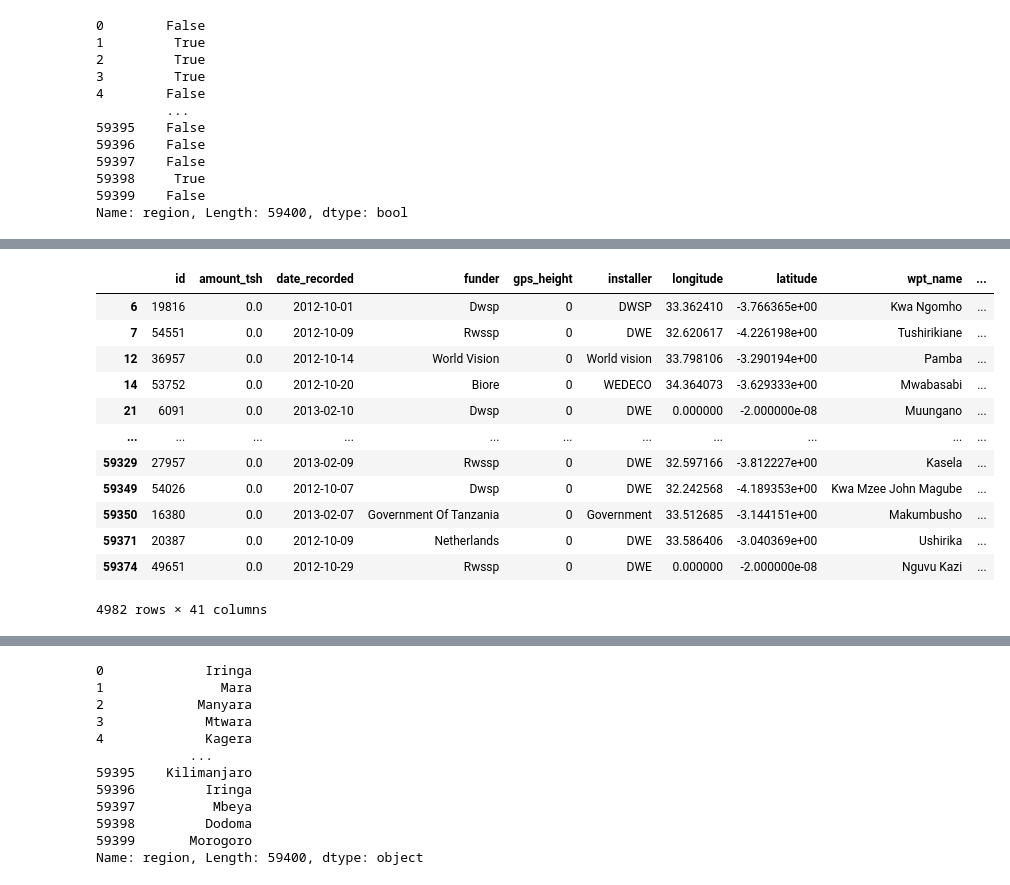
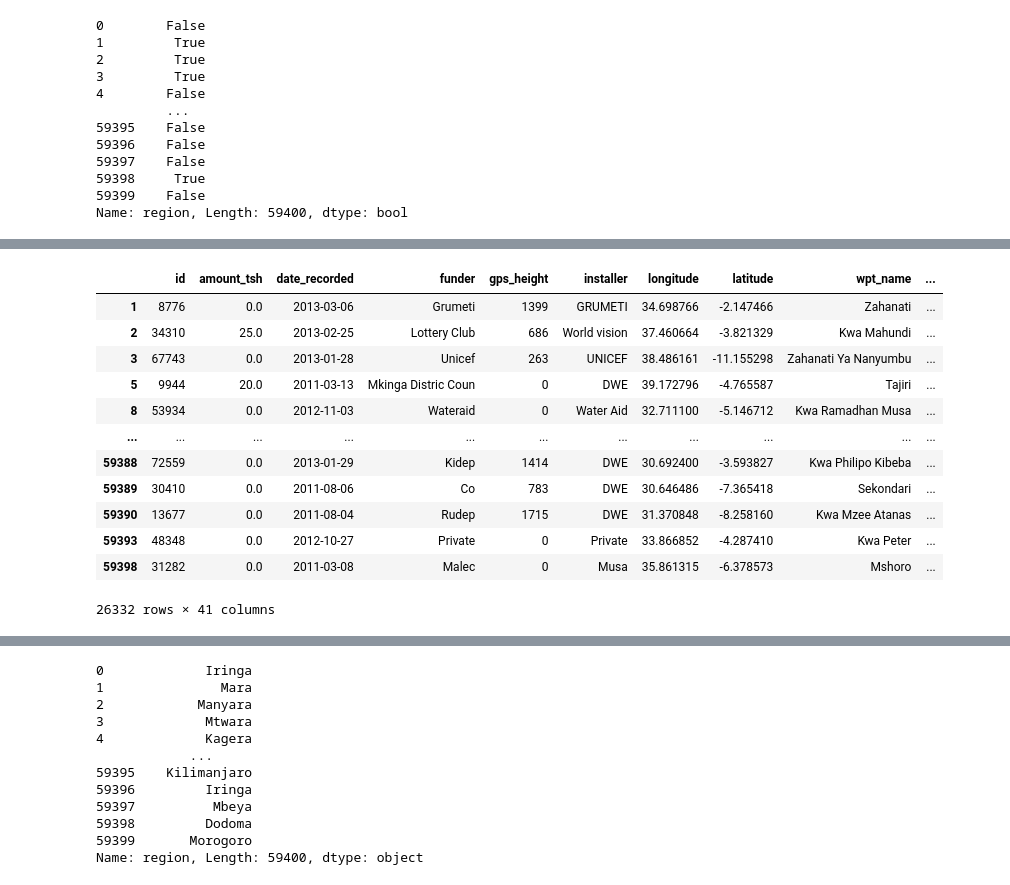
Before and after one commit to JannaW0402/Pump-it-Up, a Jupyter notebook: 869janna.ipynb, the cells around one changed output, grey strips where cells are left out. Cells and saved outputs as stored; diff of their text form; code cells hidden in the pictures.

```diff
--- a/869janna.ipynb
+++ b/869janna.ipynb
@@ -189,18 +189,18 @@ Name: region, dtype: int64
 # %%
 Train.loc[-Train.region.isin(test),'region']='success'
 
-Train[Train['region'] =='Shinyanga']
+Train[Train['region'] =='success']
 # %% [output]
 |  | id | amount_tsh | date_recorded | funder | gps_height | installer | longitude | latitude | wpt_name | ... |
-| 6 | 19816 | 0.0 | 2012-10-01 | Dwsp | 0 | DWSP | 33.362410 | -3.766365e+00 | Kwa Ngomho | ... |
-| 7 | 54551 | 0.0 | 2012-10-09 | Rwssp | 0 | DWE | 32.620617 | -4.226198e+00 | Tushirikiane | ... |
-| 12 | 36957 | 0.0 | 2012-10-14 | World Vision | 0 | World vision | 33.798106 | -3.290194e+00 | Pamba | ... |
-| 14 | 53752 | 0.0 | 2012-10-20 | Biore | 0 | WEDECO | 34.364073 | -3.629333e+00 | Mwabasabi | ... |
-| 21 | 6091 | 0.0 | 2013-02-10 | Dwsp | 0 | DWE | 0.000000 | -2.000000e-08 | Muungano | ... |
+| 1 | 8776 | 0.0 | 2013-03-06 | Grumeti | 1399 | GRUMETI | 34.698766 | -2.147466 | Zahanati | ... |
+| 2 | 34310 | 25.0 | 2013-02-25 | Lottery Club | 686 | World vision | 37.460664 | -3.821329 | Kwa Mahundi | ... |
+| 3 | 67743 | 0.0 | 2013-01-28 | Unicef | 263 | UNICEF | 38.486161 | -11.155298 | Zahanati Ya Nanyumbu | ... |
+| 5 | 9944 | 20.0 | 2011-03-13 | Mkinga Distric Coun | 0 | DWE | 39.172796 | -4.765587 | Tajiri | ... |
+| 8 | 53934 | 0.0 | 2012-11-03 | Wateraid | 0 | Water Aid | 32.711100 | -5.146712 | Kwa Ramadhan Musa | ... |
 | ... | ... | ... | ... | ... | ... | ... | ... | ... | ... | ... |
-| 59329 | 27957 | 0.0 | 2013-02-09 | Rwssp | 0 | DWE | 32.597166 | -3.812227e+00 | Kasela | ... |
-| 59349 | 54026 | 0.0 | 2012-10-07 | Dwsp | 0 | DWE | 32.242568 | -4.189353e+00 | Kwa Mzee John Magube | ... |
-| 59350 | 16380 | 0.0 | 2013-02-07 | Government Of Tanzania | 0 | Government | 33.512685 | -3.144151e+00 | Makumbusho | ... |
-| 59371 | 20387 | 0.0 | 2012-10-09 | Netherlands | 0 | DWE | 33.586406 | -3.040369e+00 | Ushirika | ... |
-| 59374 | 49651 | 0.0 | 2012-10-29 | Rwssp | 0 | DWE | 0.000000 | -2.000000e-08 | Nguvu Kazi | ... |
+| 59388 | 72559 | 0.0 | 2013-01-29 | Kidep | 1414 | DWE | 30.692400 | -3.593827 | Kwa Philipo Kibeba | ... |
+| 59389 | 30410 | 0.0 | 2011-08-06 | Co | 783 | DWE | 30.646486 | -7.365418 | Sekondari | ... |
+| 59390 | 13677 | 0.0 | 2011-08-04 | Rudep | 1715 | DWE | 31.370848 | -8.258160 | Kwa Mzee Atanas | ... |
+| 59393 | 48348 | 0.0 | 2012-10-27 | Private | 0 | Private | 33.866852 | -4.287410 | Kwa Peter | ... |
+| 59398 | 31282 | 0.0 | 2011-03-08 | Malec | 0 | Musa | 35.861315 | -6.378573 | Mshoro | ... |
-4982 rows × 41 columns
+26332 rows × 41 columns
```
Also changed, not shown: parts of 10 cells of this notebook.
